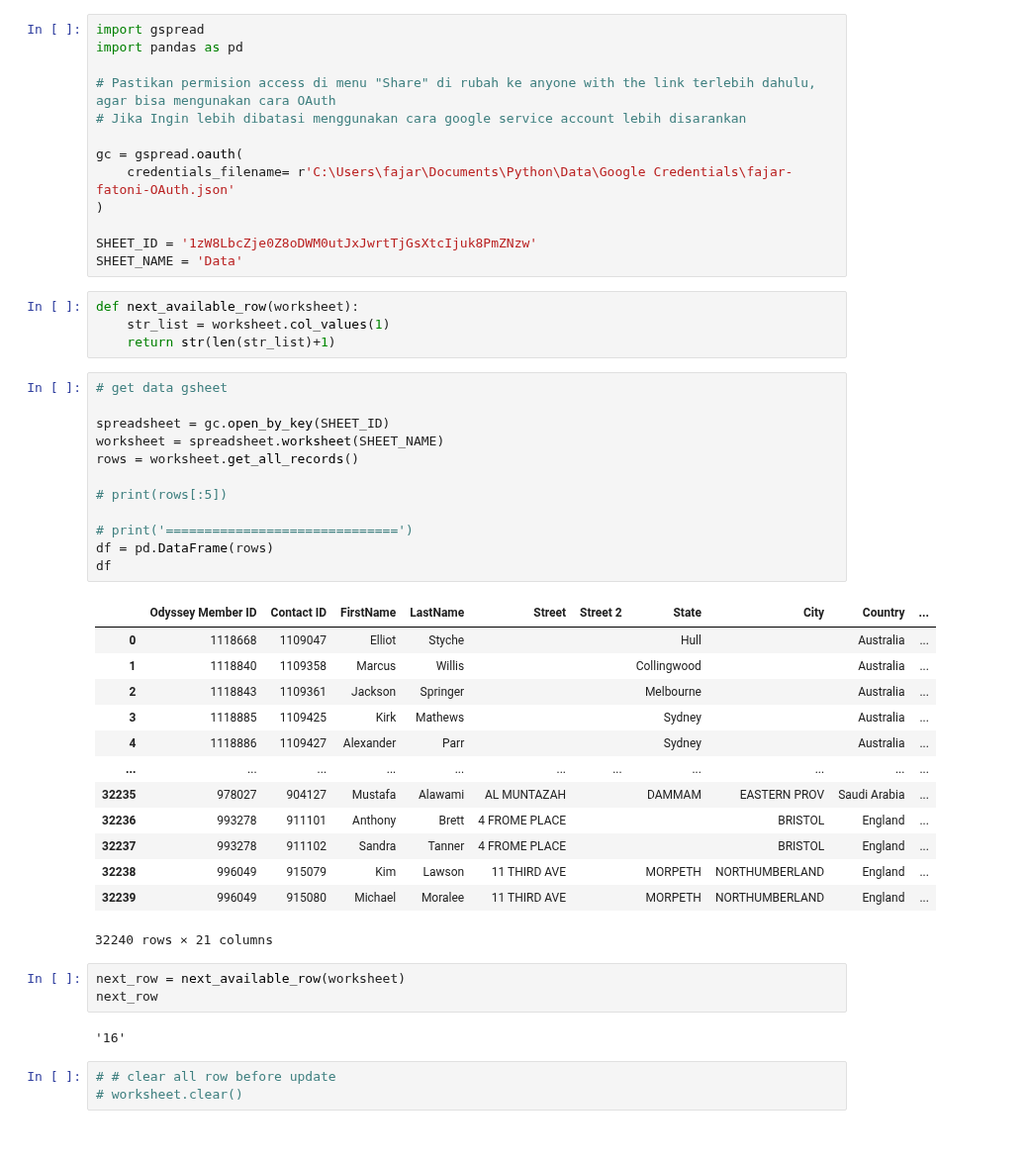
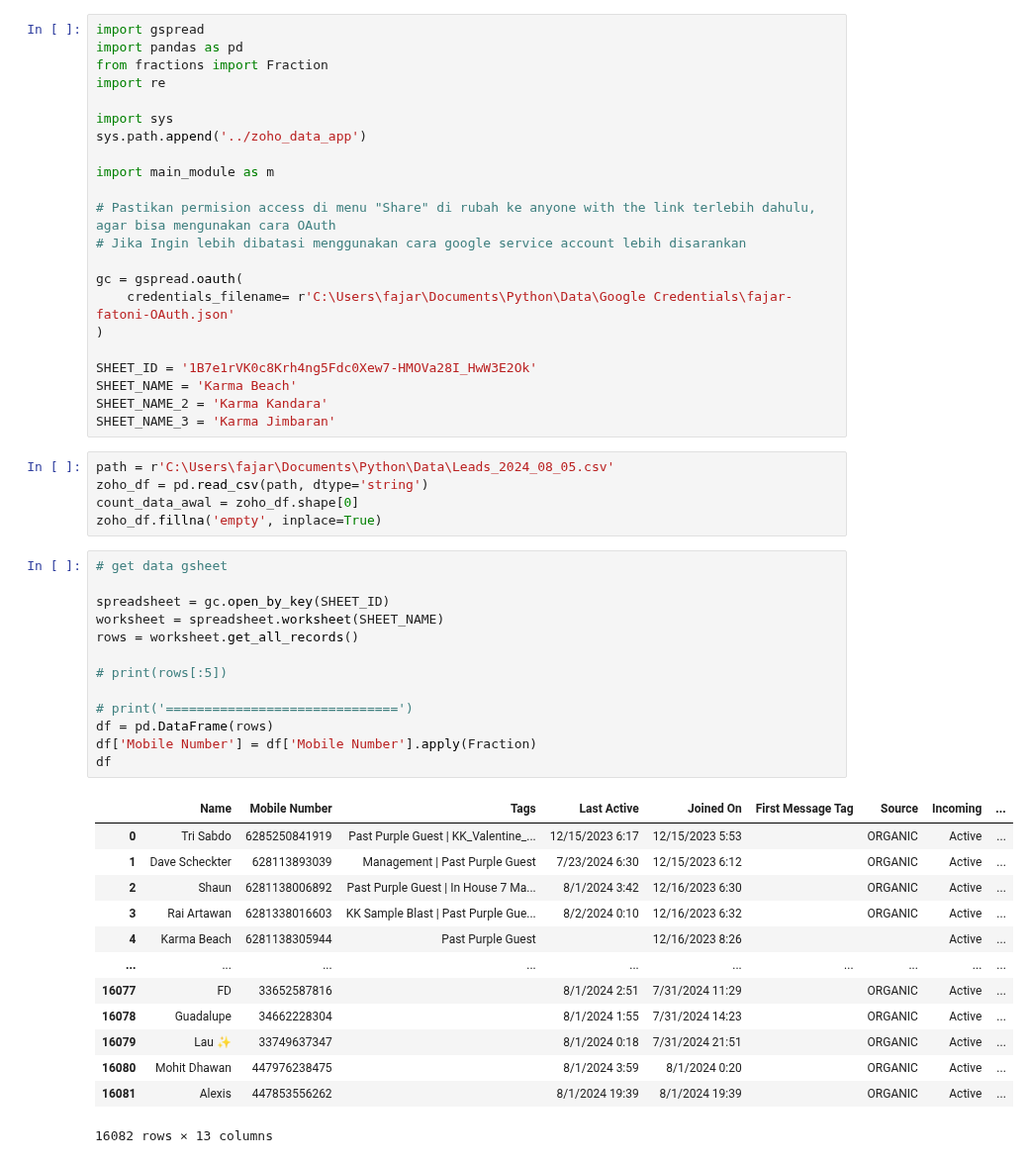
Before and after one commit to fajarfat1195/python.github.io, a Jupyter notebook: gsheet_app/gsheet_app_oauth_client copy.ipynb, the cells around one changed output. Shown at 99% size. Cells and saved outputs as stored; diff of their text form.

```diff
--- a/gsheet_app/gsheet_app_oauth_client copy.ipynb
+++ b/gsheet_app/gsheet_app_oauth_client copy.ipynb
@@ -1,6 +1,13 @@
 # %%
 import gspread
 import pandas as pd
+from fractions import Fraction
+import re
+
+import sys
+sys.path.append('../zoho_data_app')
+
+import main_module as m
 
 # Pastikan permision access di menu "Share" di rubah ke anyone with the link terlebih dahulu, agar bisa mengunakan cara OAuth
 # Jika Ingin lebih dibatasi menggunakan cara google service account lebih disarankan
@@ -9,43 +16,39 @@ gc = gspread.oauth(
     credentials_filename= r'C:\Users\fajar\Documents\Python\Data\Google Credentials\fajar-fatoni-OAuth.json'
 )
 
-SHEET_ID = '1zW8LbcZje0Z8oDWM0utJxJwrtTjGsXtcIjuk8PmZNzw'
-SHEET_NAME = 'Data'
+SHEET_ID = '1B7e1rVK0c8Krh4ng5Fdc0Xew7-HMOVa28I_HwW3E2Ok'
+SHEET_NAME = 'Karma Beach'
+SHEET_NAME_2 = 'Karma Kandara'
+SHEET_NAME_3 = 'Karma Jimbaran'
-# %%
-def next_available_row(worksheet):
-    str_list = worksheet.col_values(1)
-    return str(len(str_list)+1)
+# %%
+path = r'C:\Users\fajar\Documents\Python\Data\Leads_2024_08_05.csv'
+zoho_df = pd.read_csv(path, dtype='string')
+count_data_awal = zoho_df.shape[0]
+zoho_df.fillna('empty', inplace=True)
 # %%
 # get data gsheet
 
 spreadsheet = gc.open_by_key(SHEET_ID)
 worksheet = spreadsheet.worksheet(SHEET_NAME)
 rows = worksheet.get_all_records()
 
 # print(rows[:5])
 
 # print('==============================')
 df = pd.DataFrame(rows)
+df['Mobile Number'] = df['Mobile Number'].apply(Fraction)
 df
 # %% [output]
-|  | Odyssey Member ID | Contact ID | FirstName | LastName | Street | Street 2 | State | City | Country | ... |
-| 0 | 1118668 | 1109047 | Elliot | Styche |  |  | Hull |  | Australia | ... |
-| 1 | 1118840 | 1109358 | Marcus | Willis |  |  | Collingwood |  | Australia | ... |
-| 2 | 1118843 | 1109361 | Jackson | Springer |  |  | Melbourne |  | Australia | ... |
-| 3 | 1118885 | 1109425 | Kirk | Mathews |  |  | Sydney |  | Australia | ... |
-| 4 | 1118886 | 1109427 | Alexander | Parr |  |  | Sydney |  | Australia | ... |
-| ... | ... | ... | ... | ... | ... | ... | ... | ... | ... | ... |
-| 32235 | 978027 | 904127 | Mustafa | Alawami | AL MUNTAZAH |  | DAMMAM | EASTERN PROV | Saudi Arabia | ... |
-| 32236 | 993278 | 911101 | Anthony | Brett | 4 FROME PLACE |  |  | BRISTOL | England | ... |
-| 32237 | 993278 | 911102 | Sandra | Tanner | 4 FROME PLACE |  |  | BRISTOL | England | ... |
-| 32238 | 996049 | 915079 | Kim | Lawson | 11 THIRD AVE |  | MORPETH | NORTHUMBERLAND | England | ... |
-| 32239 | 996049 | 915080 | Michael | Moralee | 11 THIRD AVE |  | MORPETH | NORTHUMBERLAND | England | ... |
+|  | Name | Mobile Number | Tags | Last Active | Joined On | First Message Tag | Source | Incoming | ... |
+| 0 | Tri Sabdo | 6285250841919 | Past Purple Guest | KK_Valentine_... | 12/15/2023 6:17 | 12/15/2023 5:53 |  | ORGANIC | Active | ... |
+| 1 | Dave Scheckter | 628113893039 | Management | Past Purple Guest | 7/23/2024 6:30 | 12/15/2023 6:12 |  | ORGANIC | Active | ... |
+| 2 | Shaun | 6281138006892 | Past Purple Guest | In House 7 Ma... | 8/1/2024 3:42 | 12/16/2023 6:30 |  | ORGANIC | Active | ... |
+| 3 | Rai Artawan | 6281338016603 | KK Sample Blast | Past Purple Gue... | 8/2/2024 0:10 | 12/16/2023 6:32 |  | ORGANIC | Active | ... |
+| 4 | Karma Beach | 6281138305944 | Past Purple Guest |  | 12/16/2023 8:26 |  |  | Active | ... |
+| ... | ... | ... | ... | ... | ... | ... | ... | ... | ... |
+| 16077 | FD | 33652587816 |  | 8/1/2024 2:51 | 7/31/2024 11:29 |  | ORGANIC | Active | ... |
+| 16078 | Guadalupe | 34662228304 |  | 8/1/2024 1:55 | 7/31/2024 14:23 |  | ORGANIC | Active | ... |
+| 16079 | Lau ✨ | 33749637347 |  | 8/1/2024 0:18 | 7/31/2024 21:51 |  | ORGANIC | Active | ... |
+| 16080 | Mohit Dhawan | 447976238475 |  | 8/1/2024 3:59 | 8/1/2024 0:20 |  | ORGANIC | Active | ... |
+| 16081 | Alexis | 447853556262 |  | 8/1/2024 19:39 | 8/1/2024 19:39 |  | ORGANIC | Active | ... |
-32240 rows × 21 columns
+16082 rows × 13 columns
-# %%
-next_row = next_available_row(worksheet)
-next_row
-# %% [output]
-'16'
-# %%
-# # clear all row before update
-# worksheet.clear()
```
Also changed, not shown: parts of 8 cells of this notebook, 10 other files.
